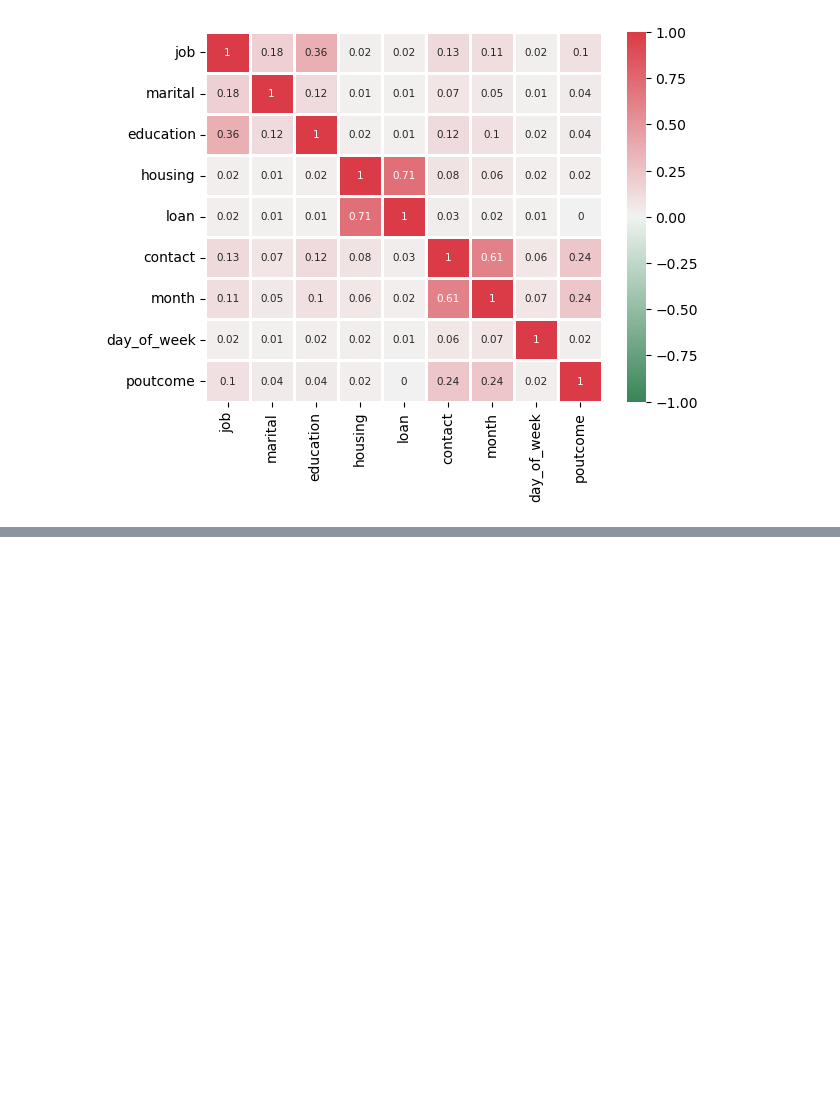
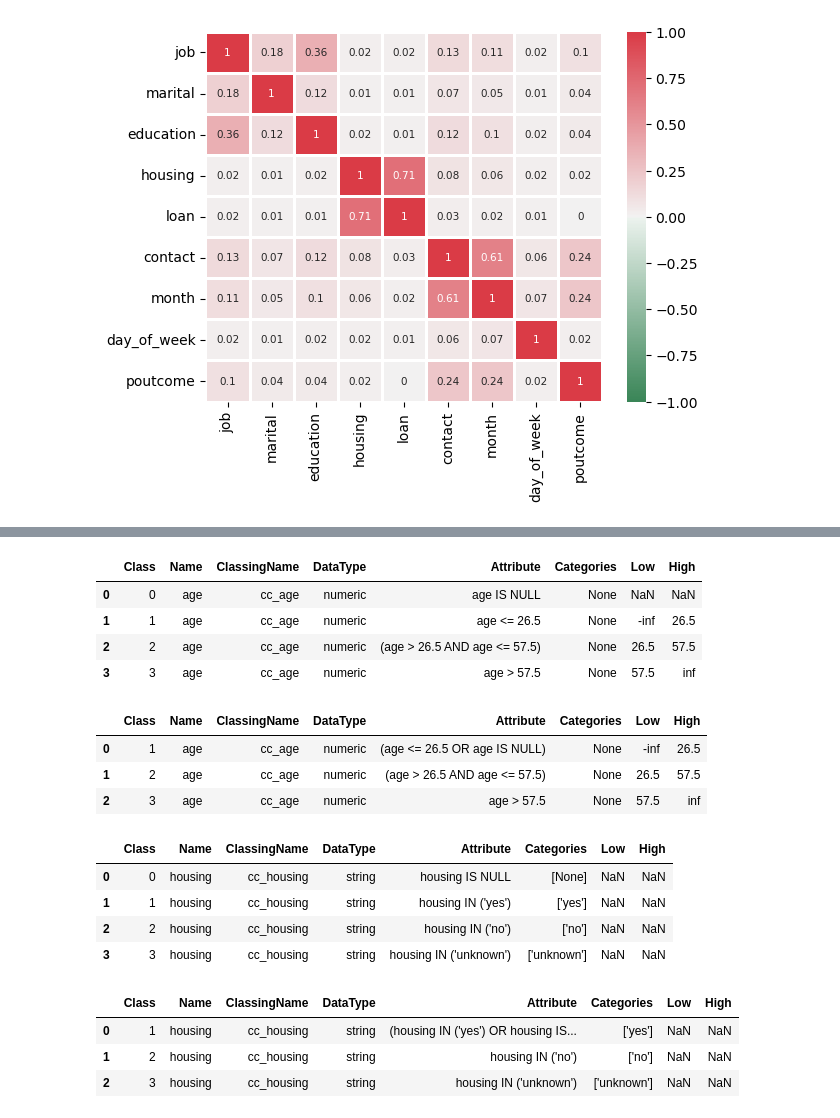
Before and after one commit to kriss024/Python, a Jupyter notebook: Scoring Tools Example.ipynb, the cells around one changed output, grey strips where cells are left out. Cells and saved outputs as stored; diff of their text form; code cells hidden in the pictures; blank space fills up the shorter version.

```diff
--- a/Scoring Tools Example.ipynb
+++ b/Scoring Tools Example.ipynb
@@ -92,0 +207,31 @@ vcramer_corr_matrix_plot(data, string_cols)
+# %%
+df_cc = coarse_classing_numeric(df_train, col, target, null_separate = True)
+display(df_cc)
+
+df_cc = coarse_classing_numeric(df_train, col, target, null_separate = False)
+display(df_cc)
+
+df_cc = coarse_classing_string(df_train, col_str, target, null_separate = True)
+display(df_cc)
+
+df_cc = coarse_classing_string(df_train, col_str, target, null_separate = False)
+display(df_cc)
+# %% [output]
+|  | Class | Name | ClassingName | DataType | Attribute | Categories | Low | High |
+| 0 | 0 | age | cc_age | numeric | age IS NULL | None | NaN | NaN |
+| 1 | 1 | age | cc_age | numeric | age <= 26.5 | None | -inf | 26.5 |
+| 2 | 2 | age | cc_age | numeric | (age > 26.5 AND age <= 57.5) | None | 26.5 | 57.5 |
+| 3 | 3 | age | cc_age | numeric | age > 57.5 | None | 57.5 | inf |
+|  | Class | Name | ClassingName | DataType | Attribute | Categories | Low | High |
+| 0 | 1 | age | cc_age | numeric | (age <= 26.5 OR age IS NULL) | None | -inf | 26.5 |
+| 1 | 2 | age | cc_age | numeric | (age > 26.5 AND age <= 57.5) | None | 26.5 | 57.5 |
+| 2 | 3 | age | cc_age | numeric | age > 57.5 | None | 57.5 | inf |
+|  | Class | Name | ClassingName | DataType | Attribute | Categories | Low | High |
+| 0 | 0 | housing | cc_housing | string | housing IS NULL | [None] | NaN | NaN |
+| 1 | 1 | housing | cc_housing | string | housing IN ('yes') | ['yes'] | NaN | NaN |
+| 2 | 2 | housing | cc_housing | string | housing IN ('no') | ['no'] | NaN | NaN |
+| 3 | 3 | housing | cc_housing | string | housing IN ('unknown') | ['unknown'] | NaN | NaN |
+|  | Class | Name | ClassingName | DataType | Attribute | Categories | Low | High |
+| 0 | 1 | housing | cc_housing | string | (housing IN ('yes') OR housing IS... | ['yes'] | NaN | NaN |
+| 1 | 2 | housing | cc_housing | string | housing IN ('no') | ['no'] | NaN | NaN |
+| 2 | 3 | housing | cc_housing | string | housing IN ('unknown') | ['unknown'] | NaN | NaN |
```
Also changed, not shown: parts of 7 cells of this notebook.
